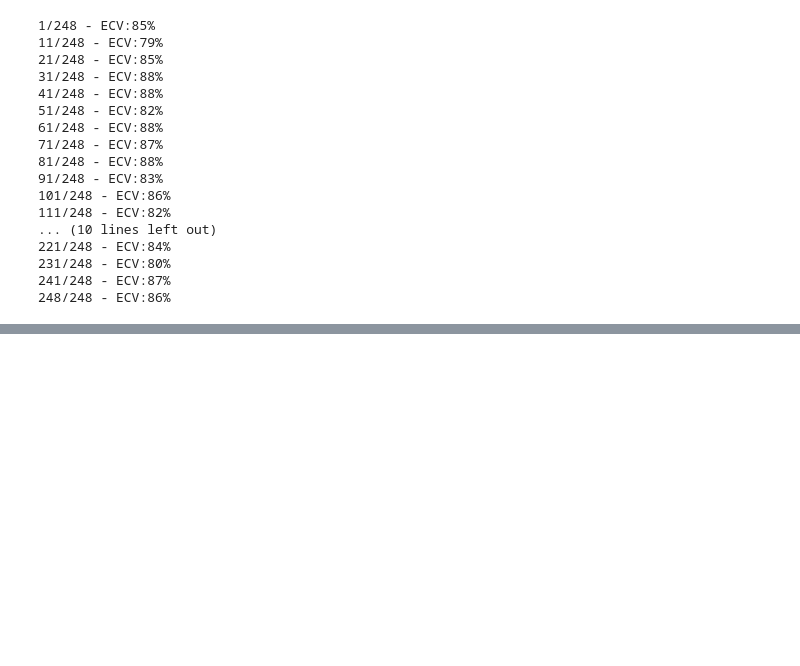
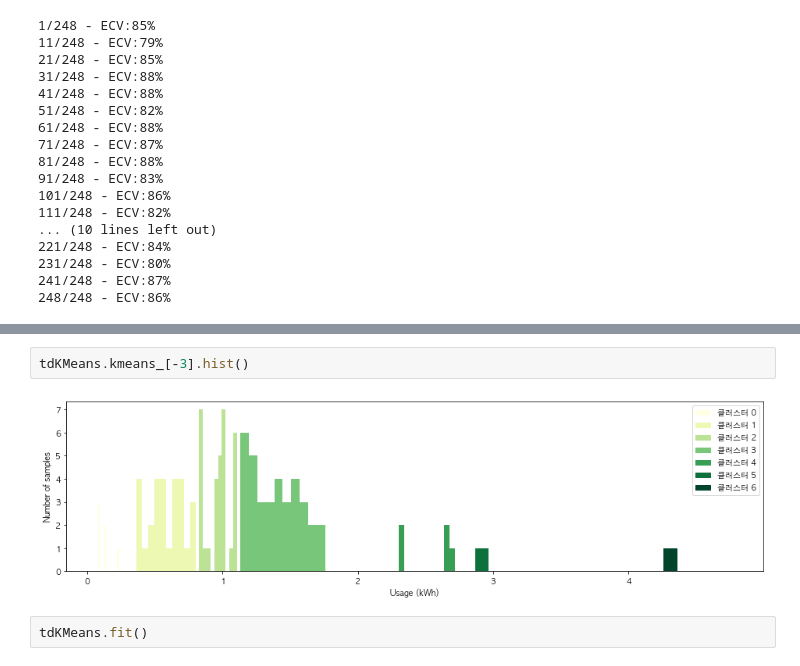
Before and after one commit to formegusto/distribution-public-fee, a Jupyter notebook: pt5. Time Division KMeans Renewer.ipynb, the cells around one changed output, grey strips where cells are left out. Saved outputs shown, nothing was run; the diff lists cells and outputs as text; blank space fills up the shorter version.

```diff
--- a/pt5. Time Division KMeans Renewer.ipynb
+++ b/pt5. Time Division KMeans Renewer.ipynb
@@ -116,0 +115,6 @@ hist(kmeans)
+# %%
+tdKMeans.kmeans_[-3].hist()
+# %% [output]
+[figure, added]
+# %%
+tdKMeans.fit()
```
Also changed, not shown: parts of 6 cells of this notebook, 2 other files.
